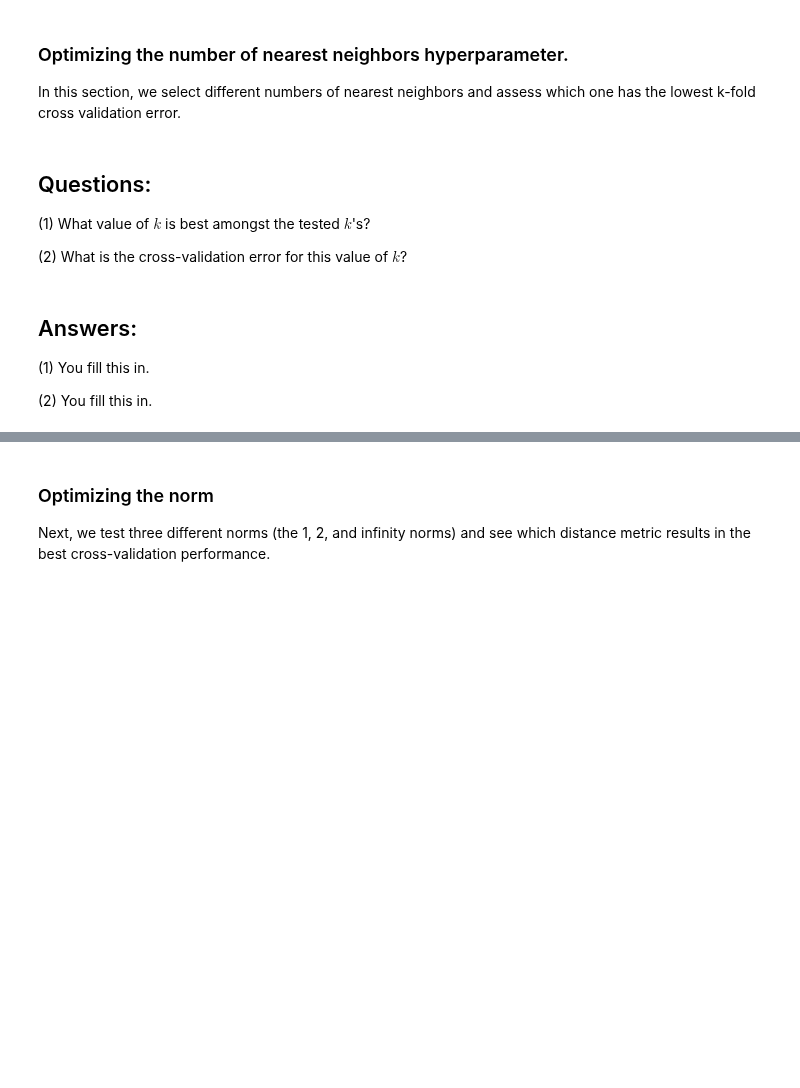
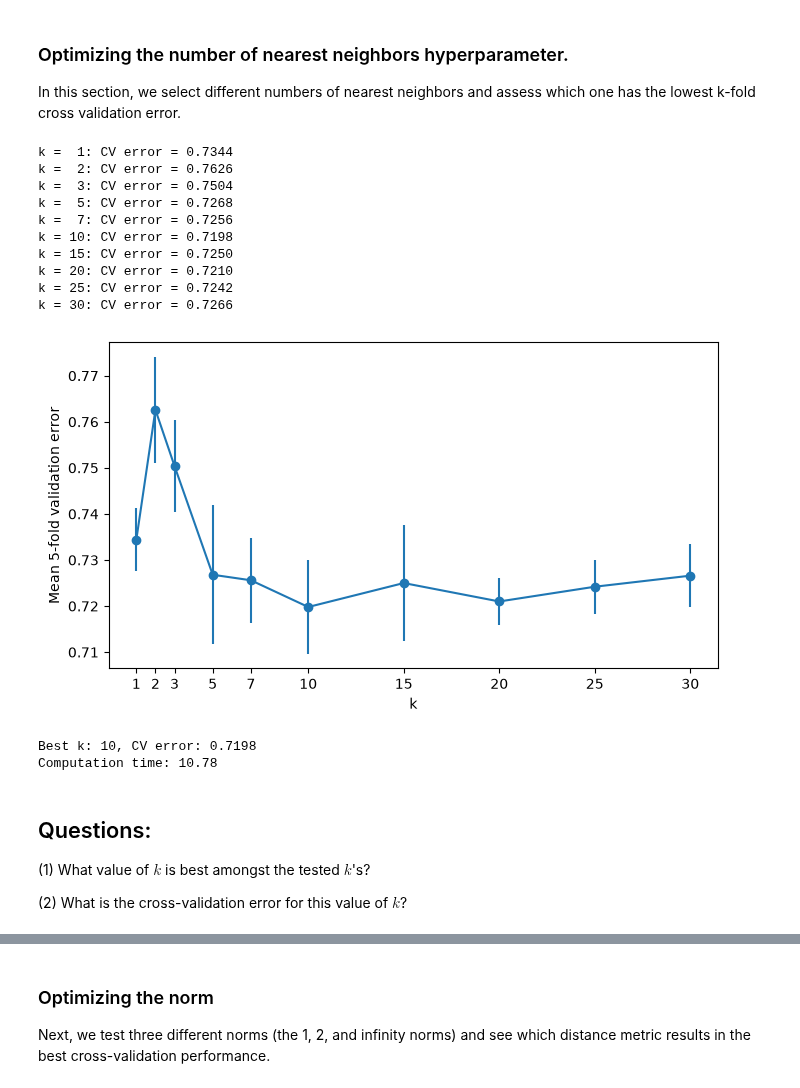
Before and after one commit to LepingWan/ECE247A, a Jupyter notebook: HW2.ipynb, the cells around one changed output, grey strips where cells are left out. Saved outputs shown, nothing was run; the diff lists cells and outputs as text; code cells hidden in the pictures; blank space fills up the shorter version.

```diff
--- a/HW2.ipynb
+++ b/HW2.ipynb
@@ -158,0 +227,6 @@ print(error)
+# %%
+# Evaluate k=1 on the test data.
+y_pred = knn.predict_labels(dists_L2_vectorized, k=1)
+baseline_error = np.mean(y_pred != y_test)
+error = baseline_error
+print(error)
@@ -191,3 +247,7 @@ pass
+# %%
+num_folds = 5
+X_train_folds = np.array_split(X_train, num_folds)
+y_train_folds = np.array_split(y_train, num_folds)
 # %% [markdown]
 ### Optimizing the number of nearest neighbors hyperparameter.
 
@@ -216,12 +255,51 @@ print('Computation time: %.2f'%(time.time()-time_start))
+# %%
+time_start = time.time()
+ks = [1, 2, 3, 5, 7, 10, 15, 20, 25, 30]
+k_to_errors = {k: [] for k in ks}
+
+for fold in range(num_folds):
+    X_val = X_train_folds[fold]
+    y_val = y_train_folds[fold]
+    X_fit = np.concatenate([X_train_folds[j] for j in range(num_folds) if j != fold])
+    y_fit = np.concatenate([y_train_folds[j] for j in range(num_folds) if j != fold])
+    fold_knn = KNN()
+    fold_knn.train(X_fit, y_fit)
+    fold_dists = fold_knn.compute_L2_distances_vectorized(X_val)
+    for k in ks:
+        y_pred = fold_knn.predict_labels(fold_dists, k=k)
+        k_to_errors[k].append(np.mean(y_pred != y_val))
+
+mean_k_errors = np.array([np.mean(k_to_errors[k]) for k in ks])
+best_k = ks[np.argmin(mean_k_errors)]
+best_k_error = np.min(mean_k_errors)
+for k, mean_error in zip(ks, mean_k_errors):
+    print('k = %2d: CV error = %.4f' % (k, mean_error))
+plt.figure(figsize=(7, 4))
+plt.errorbar(ks, mean_k_errors, yerr=[np.std(k_to_errors[k]) for k in ks], fmt='o-')
+plt.xlabel('k')
+plt.ylabel('Mean 5-fold validation error')
+plt.xticks(ks)
+plt.tight_layout()
+plt.show()
+print('Best k: %d, CV error: %.4f' % (best_k, best_k_error))
+print('Computation time: %.2f' % (time.time() - time_start))
+# %% [output]
+k =  1: CV error = 0.7344
+k =  2: CV error = 0.7626
+k =  3: CV error = 0.7504
+k =  5: CV error = 0.7268
+k =  7: CV error = 0.7256
+k = 10: CV error = 0.7198
+k = 15: CV error = 0.7250
+k = 20: CV error = 0.7210
+k = 25: CV error = 0.7242
+k = 30: CV error = 0.7266
+[figure, added]
+Best k: 10, CV error: 0.7198
+Computation time: 10.78
 # %% [markdown]
 ## Questions:
 
 (1) What value of $k$ is best amongst the tested $k$'s?
 
 (2) What is the cross-validation error for this value of $k$?
-# %% [markdown]
-## Answers:
-
-(1) You fill this in.
-
-(2) You fill this in.
```
Also changed, not shown: parts of 27 cells of this notebook, 5 other files.
